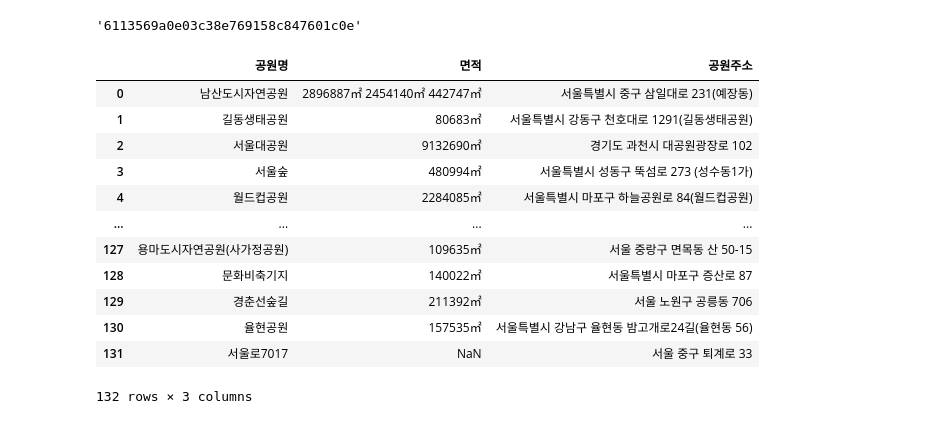
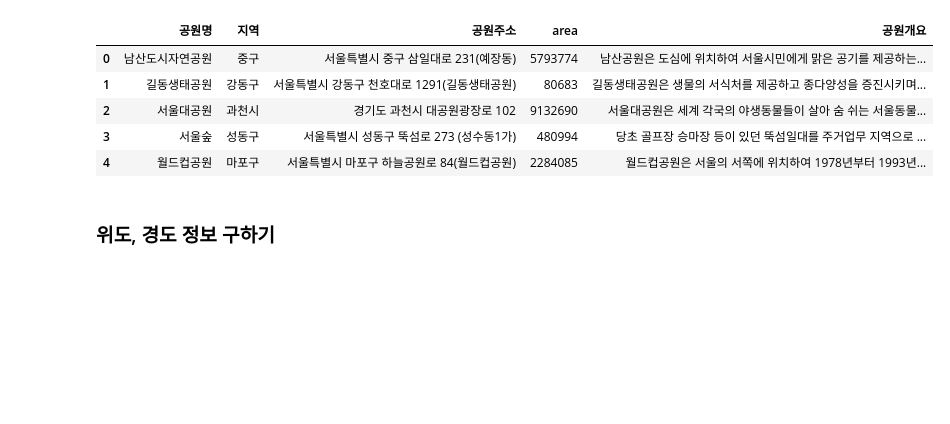
Before and after one commit to chereen228/Data-Analysis, a Jupyter notebook: 04.지도공공API/04_서울시공원지도.ipynb, the cells around one changed output. Drawn from its saved outputs; the diff is of its cells as text; code cells hidden in the pictures; blank space fills up the shorter version.

```diff
--- a/04.지도공공API/04_서울시공원지도.ipynb
+++ b/04.지도공공API/04_서울시공원지도.ipynb
@@ -0,0 +14,3 @@
+# %%
+park = pd.read_csv('seoulpark.csv')
+park.head(3)
@@ -0,0 +42,3 @@
+# %%
+park['면적'] = park.면적.fillna('0')
+park.면적.isnull().sum()
@@ -0,0 +47,16 @@
+# %%
+def calc_area(s):
+    if s == '0':
+        return 0
+
+    num_list = s.strip().split('㎡')
+    area = 0
+    for num_str in num_list:
+        if num_str == '':
+            continue
+        area += float(num_str)
+
+    return area
+# %%
+park['area'] = park.면적.map(calc_area).astype(int)
+park[['면적','area']].head()
@@ -1,3 +70,15 @@
+# %%
+park_new = park[['공원명','지역','공원주소','area','공원개요']]
+park_new.head()
+# %% [output]
+|  | 공원명 | 지역 | 공원주소 | area | 공원개요 |
+| 0 | 남산도시자연공원 | 중구 | 서울특별시 중구 삼일대로 231(예장동) | 5793774 | 남산공원은 도심에 위치하여 서울시민에게 맑은 공기를 제공하는... |
+| 1 | 길동생태공원 | 강동구 | 서울특별시 강동구 천호대로 1291(길동생태공원) | 80683 | 길동생태공원은 생물의 서식처를 제공하고 종다양성을 증진시키며... |
+| 2 | 서울대공원 | 과천시 | 경기도 과천시 대공원광장로 102 | 9132690 | 서울대공원은 세계 각국의 야생동물들이 살아 숨 쉬는 서울동물... |
+| 3 | 서울숲 | 성동구 | 서울특별시 성동구 뚝섬로 273 (성수동1가) | 480994 | 당초 골프장 승마장 등이 있던 뚝섬일대를 주거업무 지역으로 ... |
+| 4 | 월드컵공원 | 마포구 | 서울특별시 마포구 하늘공원로 84(월드컵공원) | 2284085 | 월드컵공원은 서울의 서쪽에 위치하여 1978년부터 1993년... |
+# %% [markdown]
+### 위도, 경도 정보 구하기
 # %%
 import requests
 from urllib.parse import quote
@@ -6,6 +85,4 @@ import folium
 # %%
 with open('kakaoapikey.txt', mode='r') as key_file:
     kakao_key = key_file.read()
-kakao_key
+local_url = 'https://dapi.kakao.com/v2/local/search/address.json'
-# %% [output]
-'6113569a0e03c38e769158c847601c0e'
@@ -14,19 +89 @@ local_url = 'https://dapi.kakao.com/v2/local/search/address.json'
-# %%
-df = pd.read_csv('seoulpark.csv')
-df_park = df[['공원명', '면적', '공원주소']]
-df_park
-# %% [output]
-|  | 공원명 | 면적 | 공원주소 |
-| 0 | 남산도시자연공원 | 2896887㎡ 2454140㎡ 442747㎡ | 서울특별시 중구 삼일대로 231(예장동) |
-| 1 | 길동생태공원 | 80683㎡ | 서울특별시 강동구 천호대로 1291(길동생태공원) |
-| 2 | 서울대공원 | 9132690㎡ | 경기도 과천시 대공원광장로 102 |
-| 3 | 서울숲 | 480994㎡ | 서울특별시 성동구 뚝섬로 273 (성수동1가) |
-| 4 | 월드컵공원 | 2284085㎡ | 서울특별시 마포구 하늘공원로 84(월드컵공원) |
-| ... | ... | ... | ... |
-| 127 | 용마도시자연공원(사가정공원) | 109635㎡ | 서울 중랑구 면목동 산 50-15 |
-| 128 | 문화비축기지 | 140022㎡ | 서울특별시 마포구 증산로 87 |
-| 129 | 경춘선숲길 | 211392㎡ | 서울 노원구 공릉동 706 |
-| 130 | 율현공원 | 157535㎡ | 서울특별시 강남구 율현동 밤고개로24길(율현동 56) |
-| 131 | 서울로7017 | NaN | 서울 중구 퇴계로 33 |
-132 rows × 3 columns
 # %%
```
Also changed, not shown: parts of 23 cells of this notebook.
